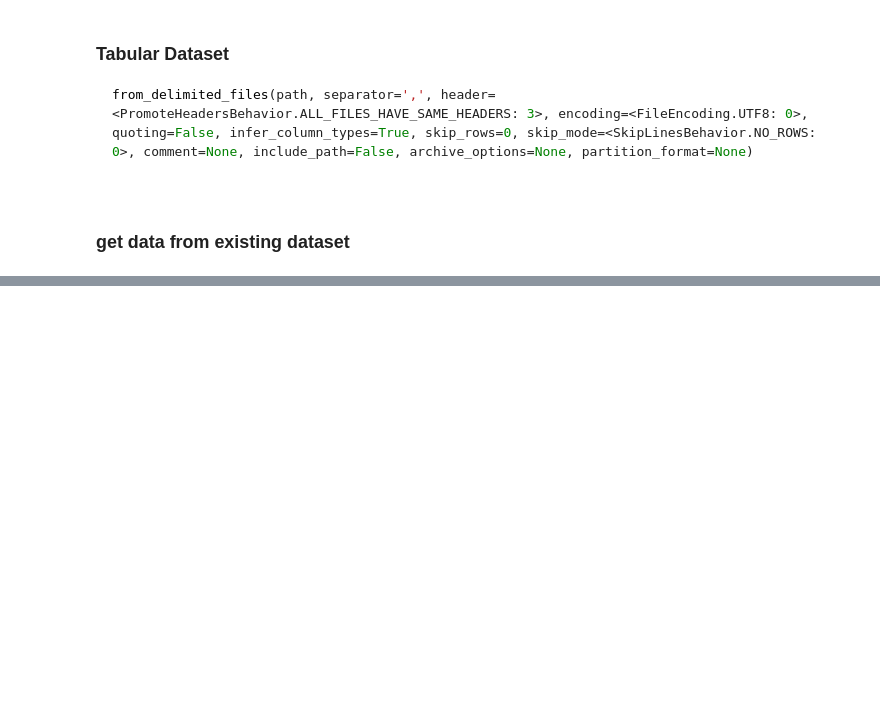
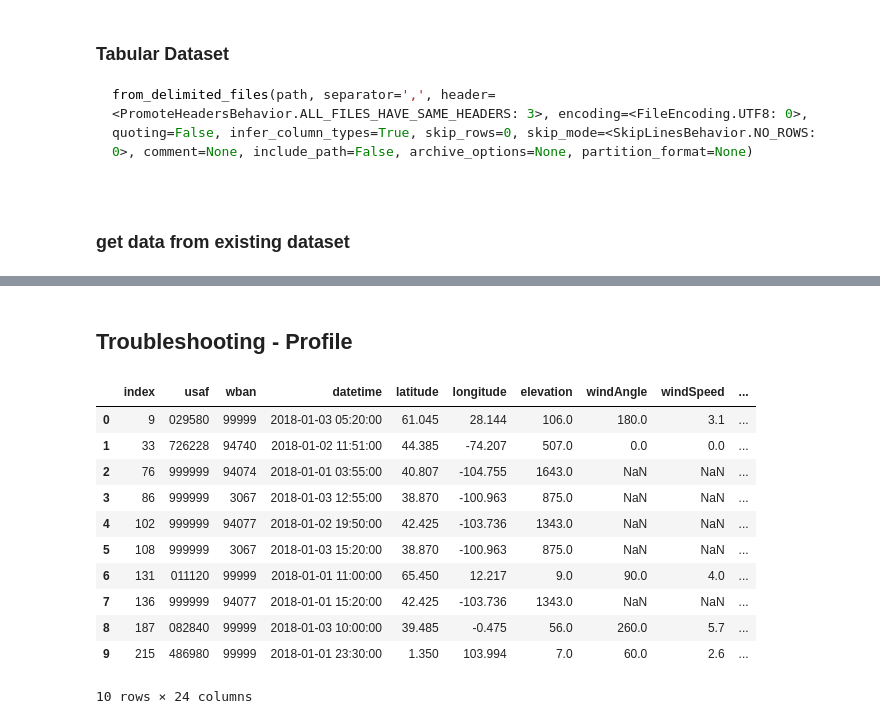
Before and after one commit to michalmar/azureml-demos, a Jupyter notebook: 02-AML-Datasets.ipynb, the cells around one changed output, grey strips where cells are left out. Saved outputs shown, nothing was run; the diff lists cells and outputs as text; code cells hidden in the pictures; blank space fills up the shorter version.

```diff
--- a/02-AML-Datasets.ipynb
+++ b/02-AML-Datasets.ipynb
@@ -111,0 +145,18 @@ mlflow.set_experiment(aml_experiment)
+# %% [markdown]
+## Troubleshooting - Profile
+# %%
+wtds = Dataset.get_by_name(ws, name="noa_weather")
+wtds.to_pandas_dataframe().head(10)
+# %% [output]
+|  | index | usaf | wban | datetime | latitude | longitude | elevation | windAngle | windSpeed | ... |
+| 0 | 9 | 029580 | 99999 | 2018-01-03 05:20:00 | 61.045 | 28.144 | 106.0 | 180.0 | 3.1 | ... |
+| 1 | 33 | 726228 | 94740 | 2018-01-02 11:51:00 | 44.385 | -74.207 | 507.0 | 0.0 | 0.0 | ... |
+| 2 | 76 | 999999 | 94074 | 2018-01-01 03:55:00 | 40.807 | -104.755 | 1643.0 | NaN | NaN | ... |
+| 3 | 86 | 999999 | 3067 | 2018-01-03 12:55:00 | 38.870 | -100.963 | 875.0 | NaN | NaN | ... |
+| 4 | 102 | 999999 | 94077 | 2018-01-02 19:50:00 | 42.425 | -103.736 | 1343.0 | NaN | NaN | ... |
+| 5 | 108 | 999999 | 3067 | 2018-01-03 15:20:00 | 38.870 | -100.963 | 875.0 | NaN | NaN | ... |
+| 6 | 131 | 011120 | 99999 | 2018-01-01 11:00:00 | 65.450 | 12.217 | 9.0 | 90.0 | 4.0 | ... |
+| 7 | 136 | 999999 | 94077 | 2018-01-01 15:20:00 | 42.425 | -103.736 | 1343.0 | NaN | NaN | ... |
+| 8 | 187 | 082840 | 99999 | 2018-01-03 10:00:00 | 39.485 | -0.475 | 56.0 | 260.0 | 5.7 | ... |
+| 9 | 215 | 486980 | 99999 | 2018-01-01 23:30:00 | 1.350 | 103.994 | 7.0 | 60.0 | 2.6 | ... |
+10 rows × 24 columns
```
Also changed, not shown: parts of 12 cells of this notebook.
